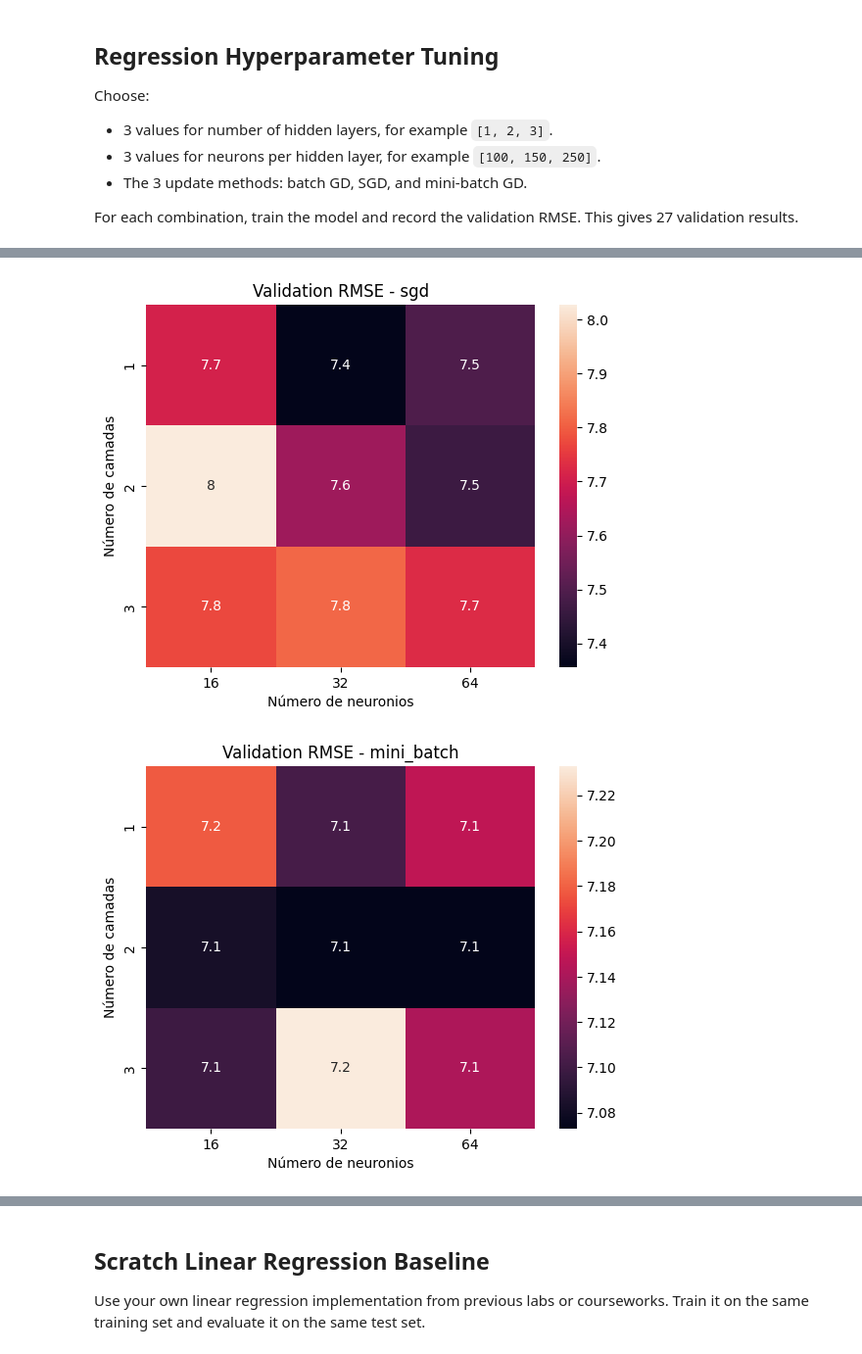
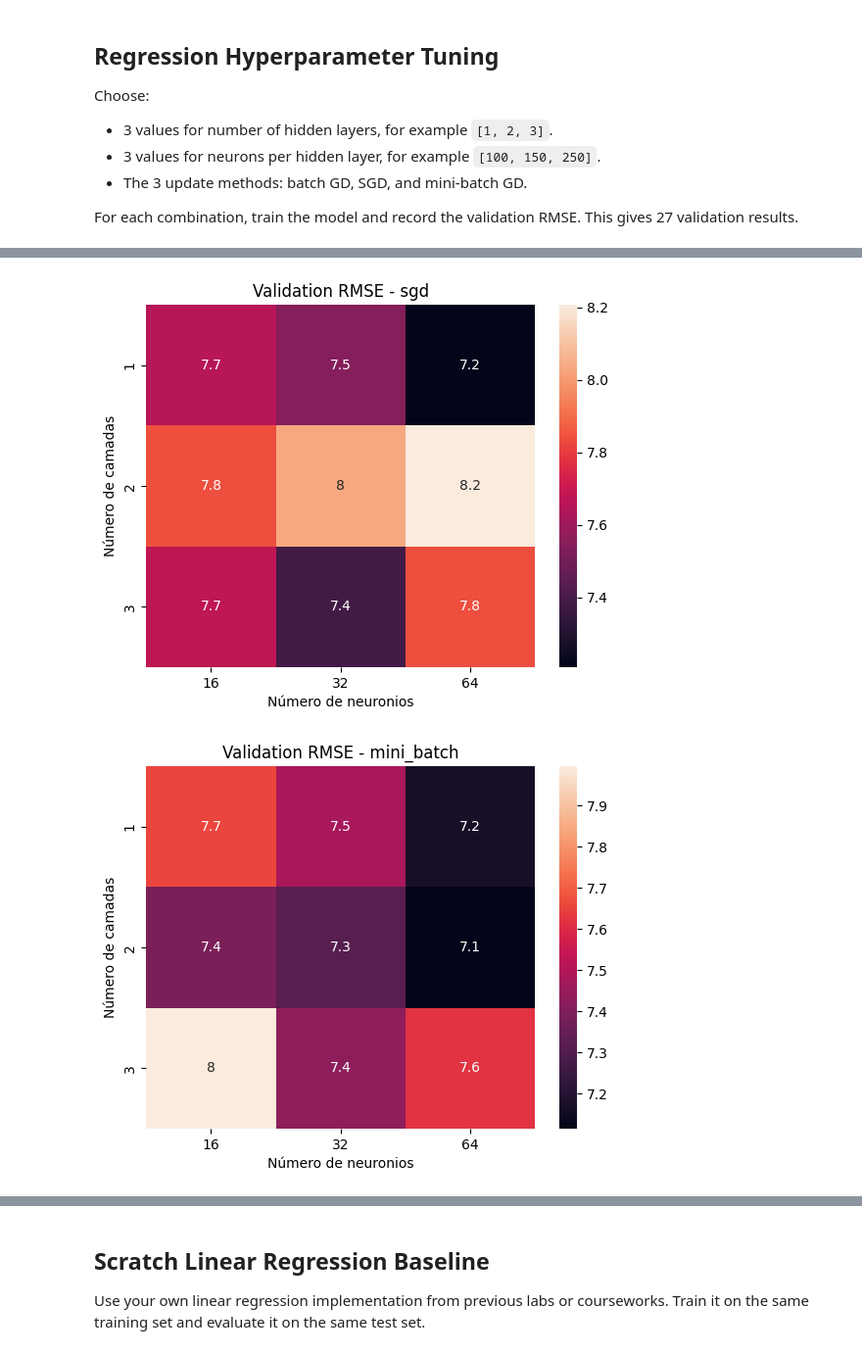
Before and after one commit to jhe-sua/fgv-teaemcd, a Jupyter notebook: tarefa3/810597.ipynb, the cells around one changed output, grey strips where cells are left out. Shown at 98% size. Drawn from its saved outputs; the diff is of its cells as text; code cells hidden in the pictures.

```diff
--- a/tarefa3/810597.ipynb
+++ b/tarefa3/810597.ipynb
@@ -258,11 +265,7 @@ class NeuralNetworkRegression:
             # Bias Trick: Aumentamos em 1 a dimensão da camada de entrada para acomodar o vies
             dim_in = self.layers_structure[L] + 1
 
-            # Usamos a inicialização de Xavier
-            std = np.sqrt(2/ (dim_in + dim_out))
-
-            # FIXME: perguntar ao monitor se deixar a inicialização de xavier ou não
-            W = self.rng.normal(0.0, std, size=(dim_out, dim_in))
+            W = self.rng.normal(0.0, 1, size=(dim_out, dim_in))
             self.weights.append(W)
 
 
@@ -462,7 +465,6 @@ class NeuralNetworkRegression:
 
         for epoch in range(epochs):
 
-            # FIXME: Perguntar ao monitor se embaralhar é bom deixar ou não
             if update_method in ("sgd", "mini_batch"):
                 indices = np.random.permutation(X_train.shape[0])
                 X_epoch = X_train[indices]
@@ -470,6 +472,7 @@ class NeuralNetworkRegression:
             else:
                 X_epoch = X_train
                 y_epoch = y_train
+
 
             batches = self._create_batches(X_epoch, y_epoch, update_method, batch_size)
             for X_batch, y_batch in batches:
@@ -631,7 +634,7 @@ plt.show()
 
 rr = regression_results
 
-for i, x in enumerate(regression_update_methods):
+for x in regression_update_methods:
     heatmap_data = rr[rr["update_method"] == x].pivot(
     index="hidden_layers",
     columns="neurons_per_layer",
@@ -652,5 +655,5 @@ for i, x in enumerate(regression_update_methods):
-[figure, old version]
+[figure, new version]
-[figure, old version]
+[figure, new version]
 # %%
 # TODO: Select the final NumPy regression model using validation RMSE only.
 # Then evaluate that selected model on the test set with RMSE.
```
Also changed, not shown: parts of 11 cells of this notebook.
